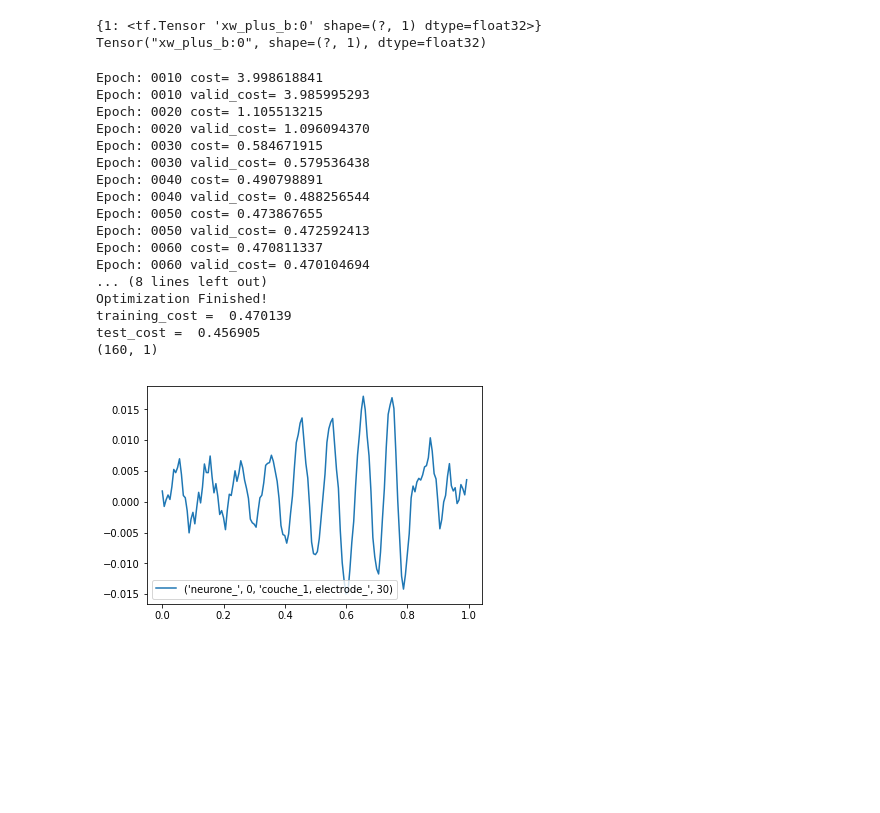
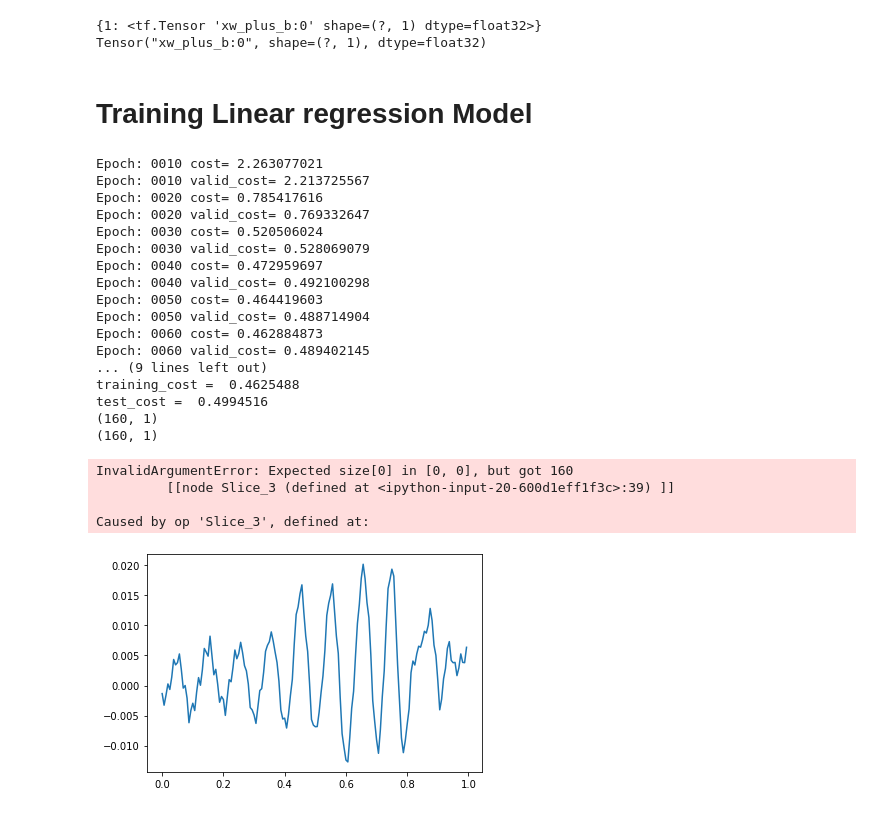
Before and after one commit to vasudev-sharma/DeepEEG-Forecast, a Jupyter notebook: Notebooks/linear_reg python3final7.ipynb, the cells around one changed output. Drawn from its saved outputs; the diff is of its cells as text; code cells hidden in the pictures; blank space fills up the shorter version.

```diff
--- a/Notebooks/linear_reg python3final7.ipynb
+++ b/Notebooks/linear_reg python3final7.ipynb
@@ -188,4 +208,6 @@ cost_test = tf.reduce_sum(tf.pow(pred-Y, 2))/(2*n_samples_test)
 optimizer = tf.train.GradientDescentOptimizer(learning_rate).minimize(cost_train)
+# %% [markdown]
+# Training Linear regression Model
 # %%
 # Initializing the variables
 init = tf.global_variables_initializer()
@@ -210,48 +232,53 @@ with tf.Session() as sess:
     print ("training_cost = ", training_cost)
     test_cost = sess.run(cost_test, feed_dict={X: test_X, Y: test_Y})
     print ("test_cost = ", test_cost)
 
+
        #Graphic display
 
     T = np.arange(0, 0.00625*stim, 0.00625)                       # creation of the time variable (on 1s) for the abscissa
 
     nbr_elct = len(electi)
     (Lo_W, la_W) = W[1].shape
     Lo_W = int(Lo_W)                                              # number of lines: inputs (160 * nbr_electrodes, for example)
     la_W = int(la_W)                                              # number of columns: number of neurons in the layer
 
     z=0
     while z < nbr_elct:                                           # for each electrode
         z_1=0
         while z_1 < la_W:                                         # for each neuron of the W layer [1]
             W_tmp = tf.slice(W[1], [0, z_1], [Lo_W, 1])           # slice: starting value [line 0, column of the neuron], dimensions of the section [160 * nbr_electrodes lines, 1 column])
             W_tmp = tf.slice(W_tmp, [z*stim, 0], [stim, 1])       # slice: starting value [first value of the new electrode, column 0], dimensions of the section [160 lines, 1 column]
             print (W_tmp.shape)
 
-            plt.plot(T, sess.run(W_tmp), label= ("neurone_", z_1, "couche_1, electrode_", electi[z]))
+            plt.plot(T, sess.run(W_tmp), label= ("neurone_", z_1, "layer_1, electrode_", electi[z]))
             z_1 = z_1+1
 
         z = z+1
 
     plt.legend()
     plt.show()
     #plt.close()
 # %% [output]
-Epoch: 0010 cost= 3.998618841
-Epoch: 0010 valid_cost= 3.985995293
-Epoch: 0020 cost= 1.105513215
-Epoch: 0020 valid_cost= 1.096094370
-Epoch: 0030 cost= 0.584671915
-Epoch: 0030 valid_cost= 0.579536438
-Epoch: 0040 cost= 0.490798891
-Epoch: 0040 valid_cost= 0.488256544
-Epoch: 0050 cost= 0.473867655
-Epoch: 0050 valid_cost= 0.472592413
-Epoch: 0060 cost= 0.470811337
-Epoch: 0060 valid_cost= 0.470104694
-... (8 lines left out)
-Optimization Finished!
-training_cost =  0.470139
-test_cost =  0.456905
+Epoch: 0010 cost= 2.263077021
+Epoch: 0010 valid_cost= 2.213725567
+Epoch: 0020 cost= 0.785417616
+Epoch: 0020 valid_cost= 0.769332647
+Epoch: 0030 cost= 0.520506024
+Epoch: 0030 valid_cost= 0.528069079
+Epoch: 0040 cost= 0.472959697
+Epoch: 0040 valid_cost= 0.492100298
+Epoch: 0050 cost= 0.464419603
+Epoch: 0050 valid_cost= 0.488714904
+Epoch: 0060 cost= 0.462884873
+Epoch: 0060 valid_cost= 0.489402145
+... (9 lines left out)
+training_cost =  0.4625488
+test_cost =  0.4994516
 (160, 1)
+(160, 1)
+InvalidArgumentError: Expected size[0] in [0, 0], but got 160
+         [[node Slice_3 (defined at <ipython-input-20-600d1eff1f3c>:39) ]]
+
+Caused by op 'Slice_3', defined at:
-[figure, old version]
+[figure, new version]
```
Also changed, not shown: parts of 11 cells of this notebook.
